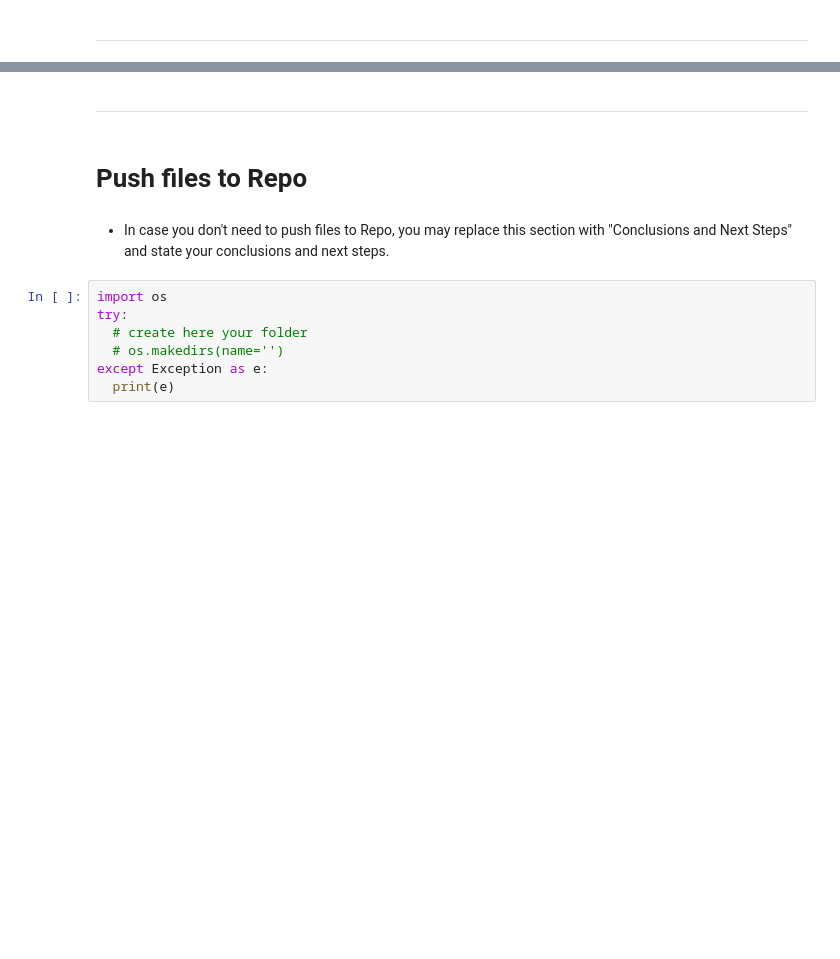
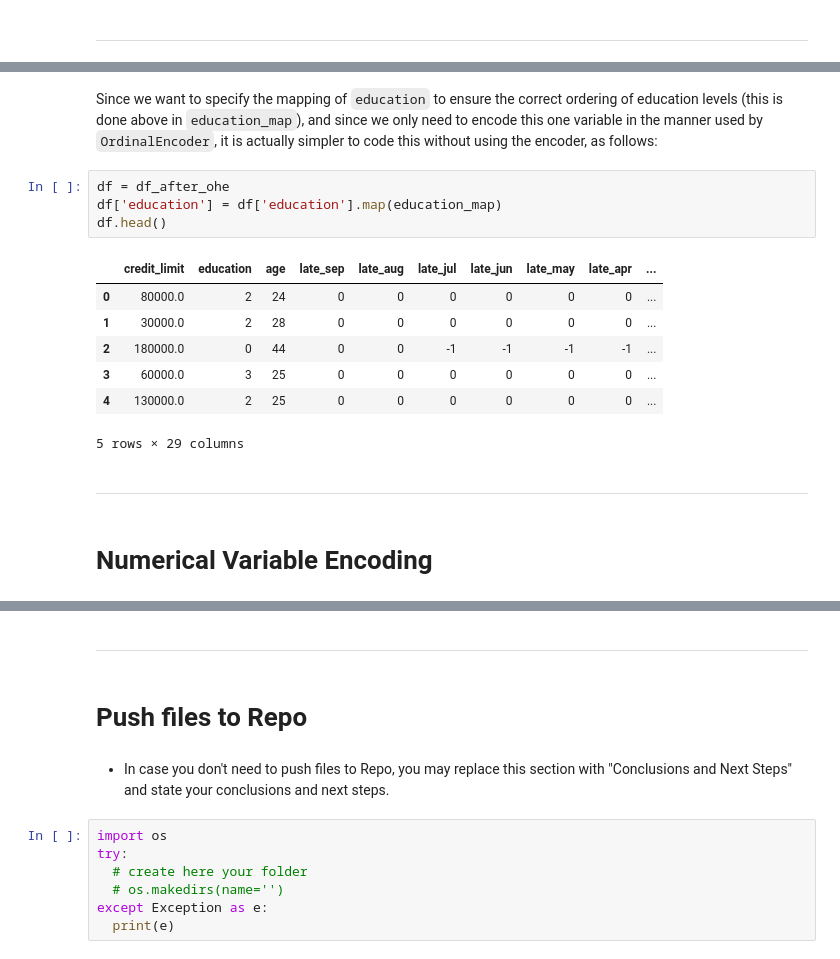
Before and after one commit to frankiesanjana/credit-card-default, a Jupyter notebook: jupyter_notebooks/04_feature_engineering.ipynb, the cells around one changed output, grey strips where cells are left out. Drawn from its saved outputs; the diff is of its cells as text; blank space fills up the shorter version.

```diff
--- a/jupyter_notebooks/04_feature_engineering.ipynb
+++ b/jupyter_notebooks/04_feature_engineering.ipynb
@@ -168,0 +227,18 @@ NOTE
+# %% [markdown]
+Since we want to specify the mapping of `education` to ensure the correct ordering of education levels (this is done above in `education_map`), and since we only need to encode this one variable in the manner used by `OrdinalEncoder`, it is actually simpler to code this without using the encoder, as follows:
+# %%
+df = df_after_ohe
+df['education'] = df['education'].map(education_map)
+df.head()
+# %% [output]
+|  | credit_limit | education | age | late_sep | late_aug | late_jul | late_jun | late_may | late_apr | ... |
+| 0 | 80000.0 | 2 | 24 | 0 | 0 | 0 | 0 | 0 | 0 | ... |
+| 1 | 30000.0 | 2 | 28 | 0 | 0 | 0 | 0 | 0 | 0 | ... |
+| 2 | 180000.0 | 0 | 44 | 0 | 0 | -1 | -1 | -1 | -1 | ... |
+| 3 | 60000.0 | 3 | 25 | 0 | 0 | 0 | 0 | 0 | 0 | ... |
+| 4 | 130000.0 | 2 | 25 | 0 | 0 | 0 | 0 | 0 | 0 | ... |
+5 rows × 29 columns
+# %% [markdown]
+---
+# %% [markdown]
+# Numerical Variable Encoding
```
Also changed, not shown: parts of 24 cells of this notebook, 2 other files.
